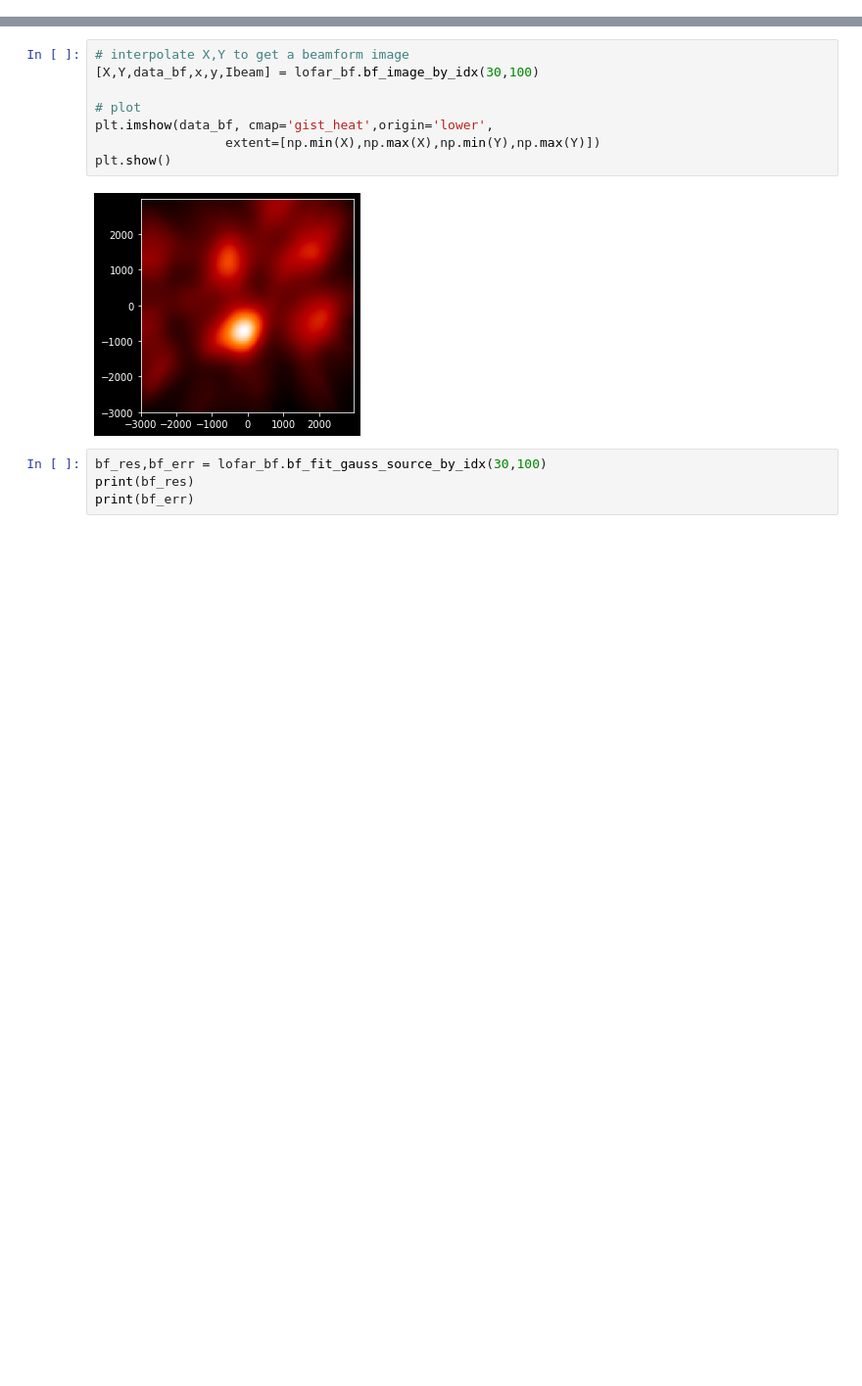
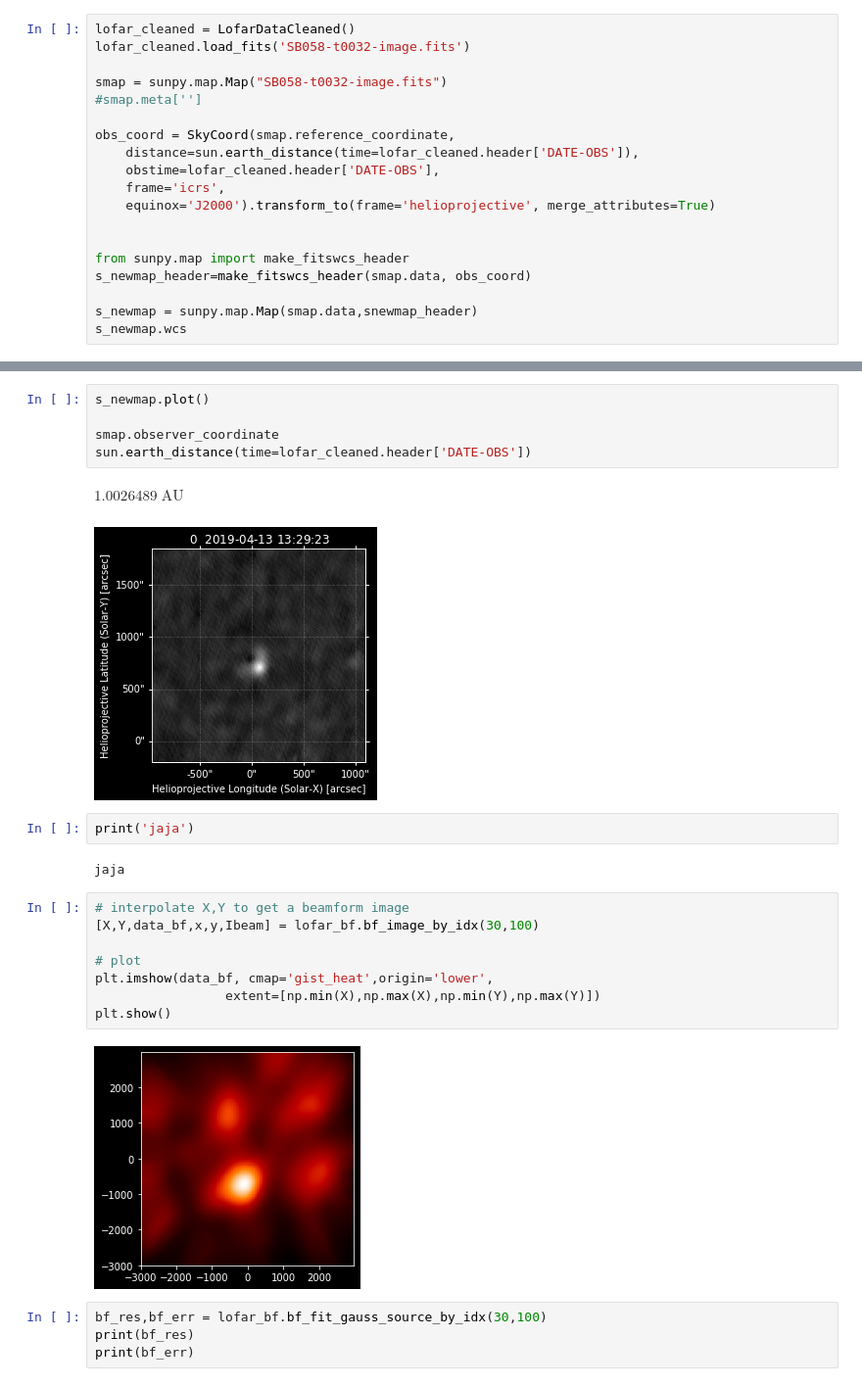
Before and after one commit to peijin94/LOFAR-Sun-tools, a Jupyter notebook: src/BeamformedQuickView/demo_sunpymap.ipynb, the cells around one changed output, grey strips where cells are left out. Shown: that part at 98% size. Cells and saved outputs as stored; diff of their text form; blank space fills up the shorter version.

```diff
--- a/src/BeamformedQuickView/demo_sunpymap.ipynb
+++ b/src/BeamformedQuickView/demo_sunpymap.ipynb
@@ -19,0 +14,19 @@ WARNING: SunpyUserWarning: Missing metadata for observer: assuming Earth-based o
+# %%
+lofar_cleaned = LofarDataCleaned()
+lofar_cleaned.load_fits('SB058-t0032-image.fits')
+
+smap = sunpy.map.Map("SB058-t0032-image.fits")
+#smap.meta['']
+
+obs_coord = SkyCoord(smap.reference_coordinate,
+    distance=sun.earth_distance(time=lofar_cleaned.header['DATE-OBS']),
+    obstime=lofar_cleaned.header['DATE-OBS'],
+    frame='icrs',
+    equinox='J2000').transform_to(frame='helioprojective', merge_attributes=True)
+
+
+from sunpy.map import make_fitswcs_header
+s_newmap_header=make_fitswcs_header(smap.data, obs_coord)
+
+s_newmap = sunpy.map.Map(smap.data,snewmap_header)
+s_newmap.wcs
@@ -20,3 +44,15 @@ WARNING: SunpyUserWarning: Missing metadata for observer: assuming Earth-based o
+# %%
+s_newmap.plot()
+
+smap.observer_coordinate
+sun.earth_distance(time=lofar_cleaned.header['DATE-OBS'])
+# %% [output]
+$1.0026489 \; \mathrm{AU}$
+[figure, added]
+# %%
+print('jaja')
+# %% [output]
+jaja
 # %%
 # interpolate X,Y to get a beamform image
 [X,Y,data_bf,x,y,Ibeam] = lofar_bf.bf_image_by_idx(30,100)
```
Also changed, not shown: parts of 9 cells of this notebook.
